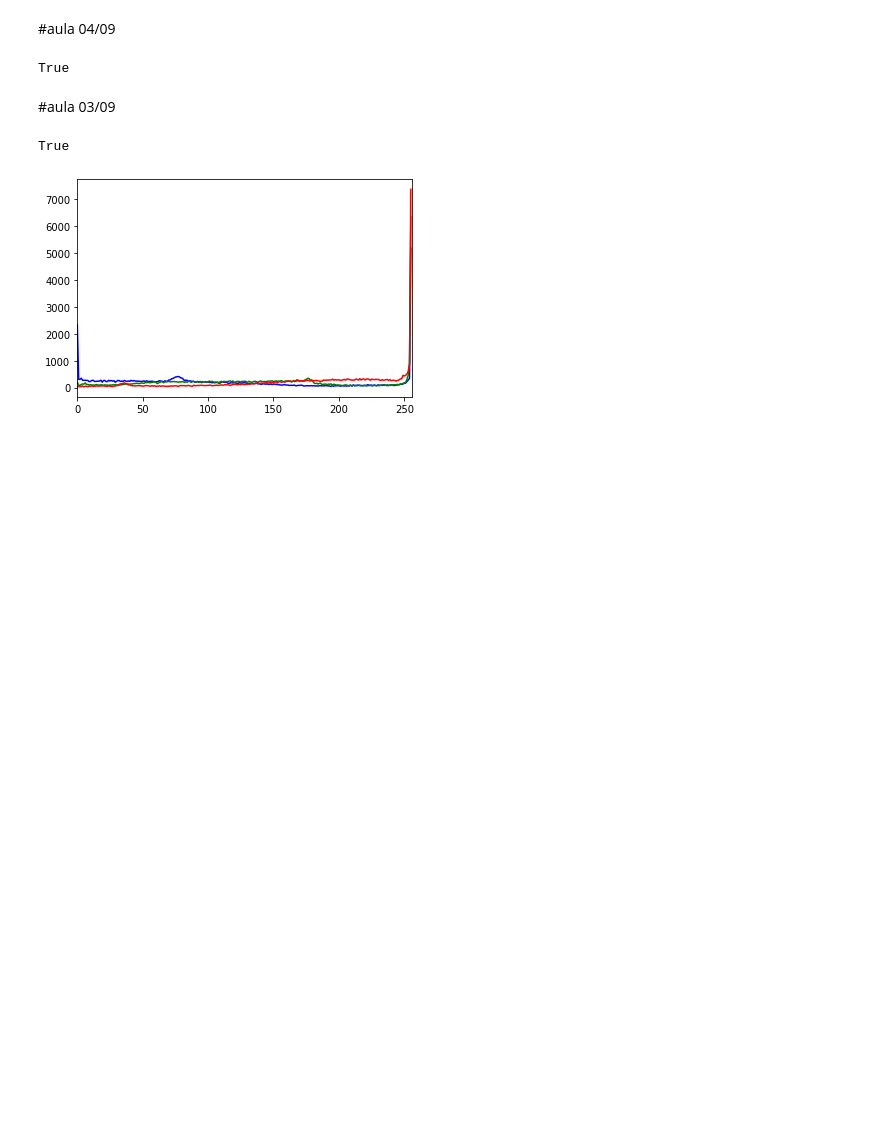
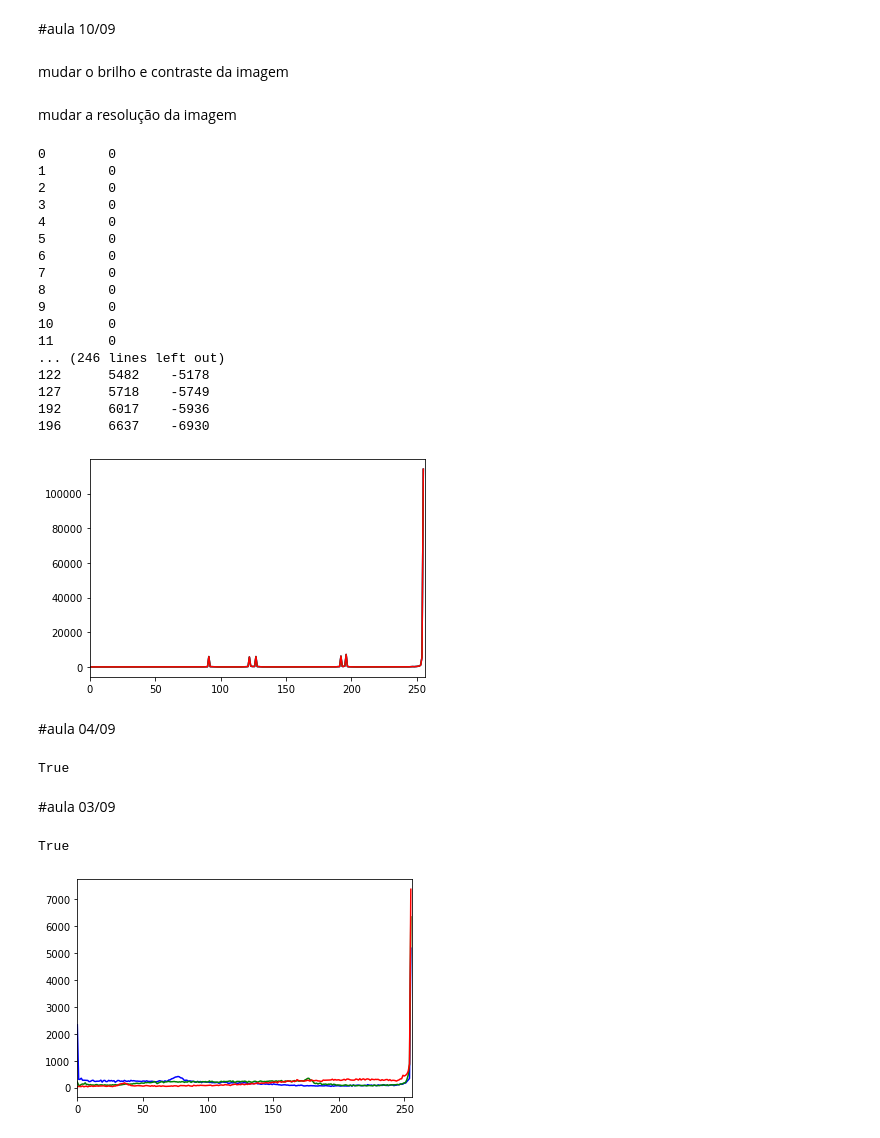
Before and after one commit to IgorB99/aula_robotica, a Jupyter notebook: aula_robotica_2020.ipynb, the cells around one changed output. Cells and saved outputs as stored; diff of their text form; code cells hidden in the pictures; blank space fills up the shorter version.

```diff
--- a/aula_robotica_2020.ipynb
+++ b/aula_robotica_2020.ipynb
@@ -1,2 +1,6 @@
 # %% [markdown]
 <a href="https://colab.research.google.com/github/IgorB99/aula_robotica/blob/master/aula_robotica_2020.ipynb" target="_parent"><img src="https://colab.research.google.com/assets/colab-badge.svg" alt="Open In Colab"/></a>
+# %% [markdown]
+#aula 10/09
+# %% [markdown]
+mudar o brilho e contraste da imagem
@@ -2,0 +21,2 @@
+# %% [markdown]
+mudar a resolução da imagem
@@ -3,3 +39,47 @@
+# %%
+import cv2
+import numpy as np
+import matplotlib.pylab as plt
+
+image = cv2.imread("circulos.jpg")
+img = cv2.cvtColor(image, cv2.COLOR_BGR2GRAY)
+
+histogram = cv2.calcHist([img],[0],None,[256],[0,256])
+for x in range(0,255):
+  print( x, "\t",int(histogram[x]),end="\n")
+
+print("\n")
+for i in range(254):
+  pto_mais = histogram[i + 1] - histogram[i]
+  pto_menos = histogram[i + 2] - histogram[i + 1]
+  if (( pto_mais > 100) and (pto_menos < 0)):
+    print ( int(i + 1), "\t", int(pto_mais), "\t", int(pto_menos), end = "\n")
+
+color = ("b", "g", "r")
+for i, col in enumerate(color):
+  histr = cv2.calcHist([img], [0], None, [256], [0, 256])
+  plt.plot(histr, color = col)
+  plt.xlim([0, 256])
+plt.show()
+# %% [output]
+0        0
+1        0
+2        0
+3        0
+4        0
+5        0
+6        0
+7        0
+8        0
+9        0
+10       0
+11       0
+... (246 lines left out)
+122      5482    -5178
+127      5718    -5749
+192      6017    -5936
+196      6637    -6930
+[figure, added]
 # %% [markdown]
 #aula 04/09
 # %%
```
Also changed, not shown: parts of 2 cells of this notebook.
